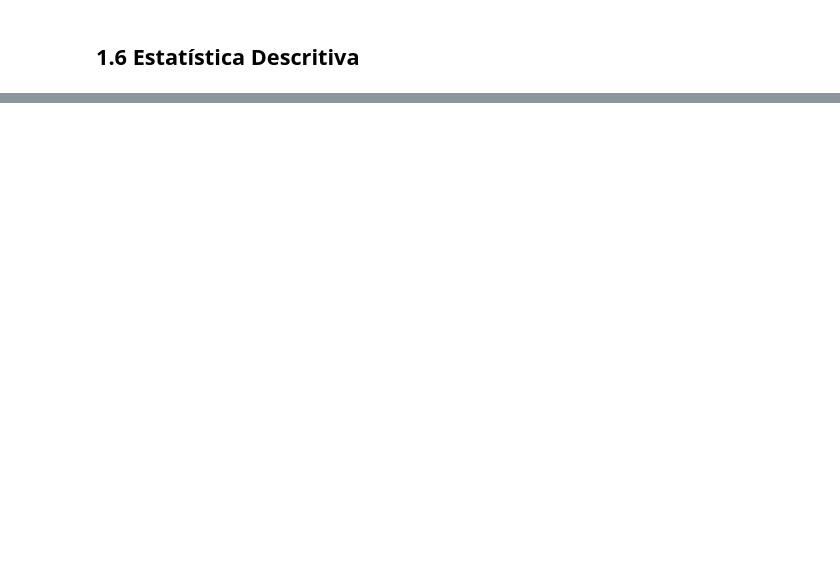
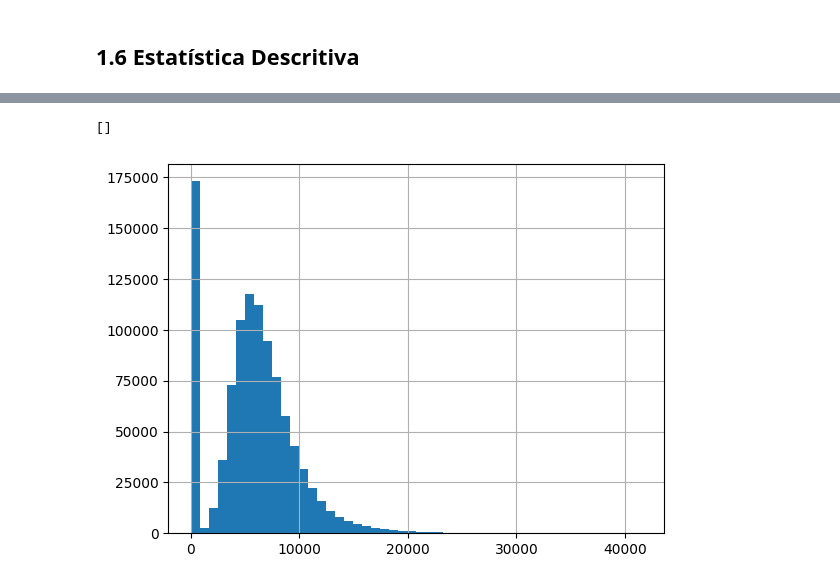
Before and after one commit to AllanCasado/ds_em_producao, a Jupyter notebook: notebooks/rossmann_sales_prediction.ipynb, the cells around one changed output, grey strips where cells are left out. Cells and saved outputs as stored; diff of their text form; code cells hidden in the pictures; blank space fills up the shorter version.

```diff
--- a/notebooks/rossmann_sales_prediction.ipynb
+++ b/notebooks/rossmann_sales_prediction.ipynb
@@ -8,5 +8,7 @@ import seaborn
 import math
 import inflection
+# %%
+plt.style.use('ggplot')
 # %% [markdown]
 ## 0.1 Helper Functions
 # %% [markdown]
@@ -256,0 +261,12 @@ df1['is_promo'] = df1[['promo_interval', 'month_map']].apply(lambda x: 0 if x['p
+# %%
+# competition_open_since_month
+df1['competition_open_since_month'] = df1['competition_open_since_month'].astype(int)
+
+# competition_open_since_year
+df1['competition_open_since_year'] = df1['competition_open_since_year'].astype(int)
+
+# promo2_since_week
+df1['promo2_since_week'] = df1['promo2_since_week'].astype(int)
+
+# promo2_since_year
+df1['promo2_since_year'] = df1['promo2_since_year'].astype(int)
@@ -267,0 +364,6 @@ df1.head()
+# %%
+df1['sales'].hist(bins=50)
+plt.plot()
+# %% [output]
+[]
+[figure, added]
```
Also changed, not shown: parts of 26 cells of this notebook.
